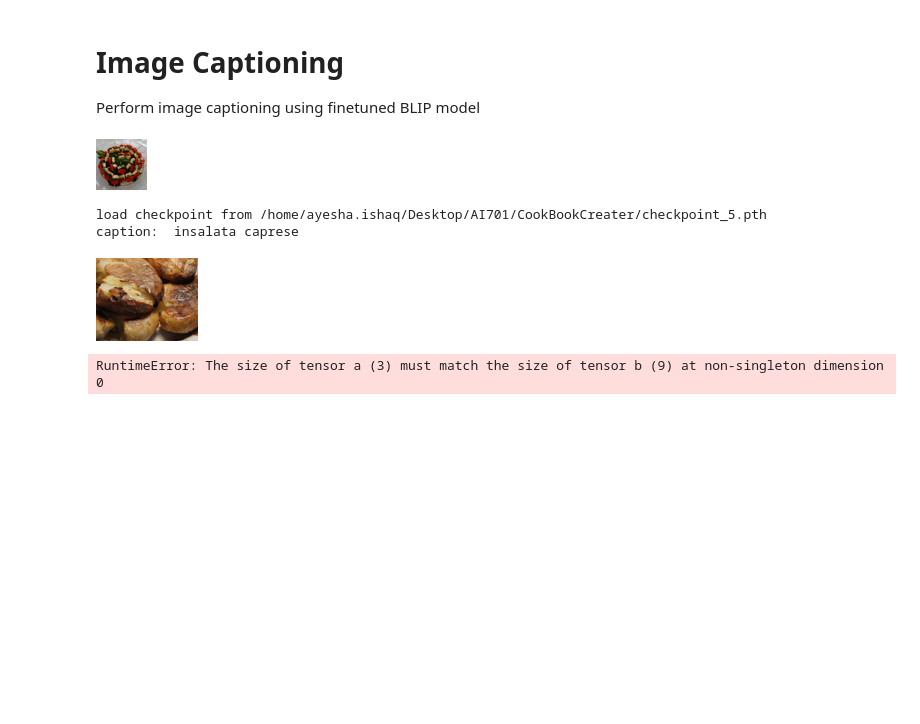
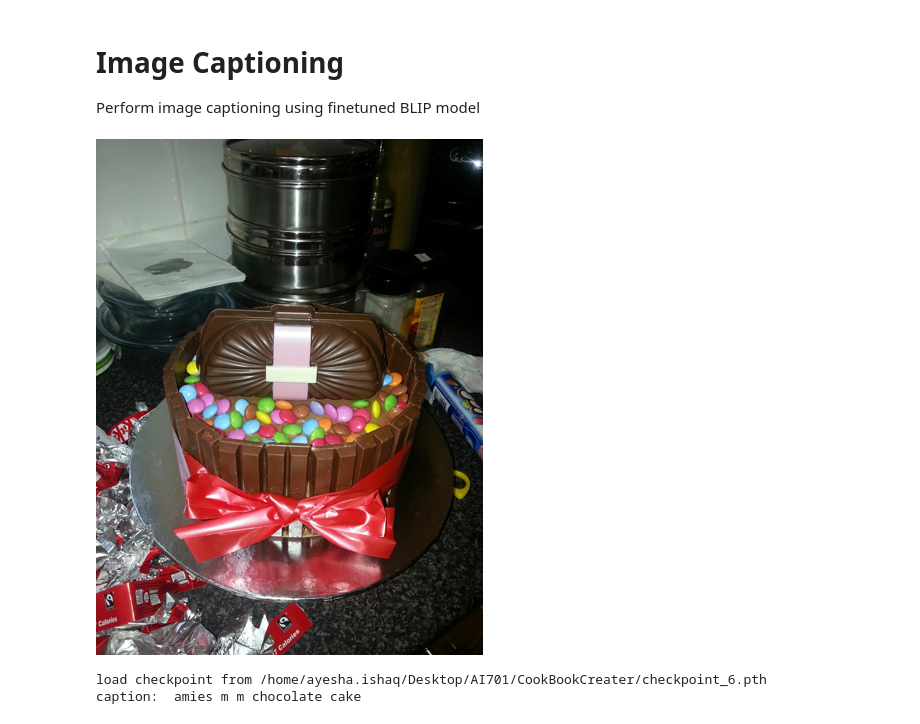
Before and after one commit to ayesha-ishaq/CookBookCreater, a Jupyter notebook: demo.ipynb, the cells around one changed output. Saved outputs shown, nothing was run; the diff lists cells and outputs as text; code cells hidden in the pictures; blank space fills up the shorter version.

```diff
--- a/demo.ipynb
+++ b/demo.ipynb
@@ -19,7 +19,7 @@ from torchvision.transforms.functional import InterpolationMode
 device = torch.device('cuda' if torch.cuda.is_available() else 'cpu')
 
 def load_demo_image(image_size,device):
-    img_path = '/home/ayesha.ishaq/Downloads/val/c/d/a/6/cda65b541c.jpg'
+    img_path = '/home/ayesha.ishaq/Downloads/val/8/f/0/3/8f03819576.jpg'
     # raw_image = Image.open(requests.get(img_url, stream=True).raw).convert('RGB')
     raw_image = Image.open(img_path).convert('RGB')
 
@@ -39,35 +39,23 @@ Perform image captioning using finetuned BLIP model
 # %%
 from models.blip import blip_decoder
 
 image_size = 384
 image = load_demo_image(image_size=image_size, device=device)
 
 # model_url = 'https://storage.googleapis.com/sfr-vision-language-research/BLIP/models/model_base_capfilt_large.pth'
-model_url = "/home/ayesha.ishaq/Desktop/AI701/CookBookCreater/checkpoint_5.pth"
+model_url = "/home/ayesha.ishaq/Desktop/AI701/CookBookCreater/checkpoint_6.pth"
 
 model = blip_decoder(pretrained=model_url, image_size=image_size, vit='base', prompt='')
 model.eval()
 model = model.to(device)
 
 with torch.no_grad():
     # beam search
     # caption = model.generate(image, sample=False, num_beams=3, max_length=20, min_length=5)
     # nucleus sampling
-    caption = model.generate(image, sample=True, top_p=0.98, max_length=8, min_length=1)
+    caption = model.generate(image, sample=True, top_p=0.90, max_length=8, min_length=1)
     print('caption: ',caption[0])
 # %% [output]
-[figure, old version]
+[figure, new version]
-load checkpoint from /home/ayesha.ishaq/Desktop/AI701/CookBookCreater/checkpoint_5.pth
-caption:  insalata caprese
+load checkpoint from /home/ayesha.ishaq/Desktop/AI701/CookBookCreater/checkpoint_6.pth
+caption:  amies m m chocolate cake
-# %%
-image_size = 384
-image = load_demo_image(image_size=image_size, device=device)
-with torch.no_grad():
-    # beam search
-    caption = model.generate(image, sample=False, num_beams=3, max_length=10, min_length=1)
-    # nucleus sampling
-    # caption = model.generate(image, sample=True, top_p=0.9, max_length=20, min_length=5)
-    print('caption: '+caption[0])
-# %% [output]
-[figure, removed]
-RuntimeError: The size of tensor a (3) must match the size of tensor b (9) at non-singleton dimension 0
```
Also changed, not shown: parts of 5 cells of this notebook, 7 other files.
